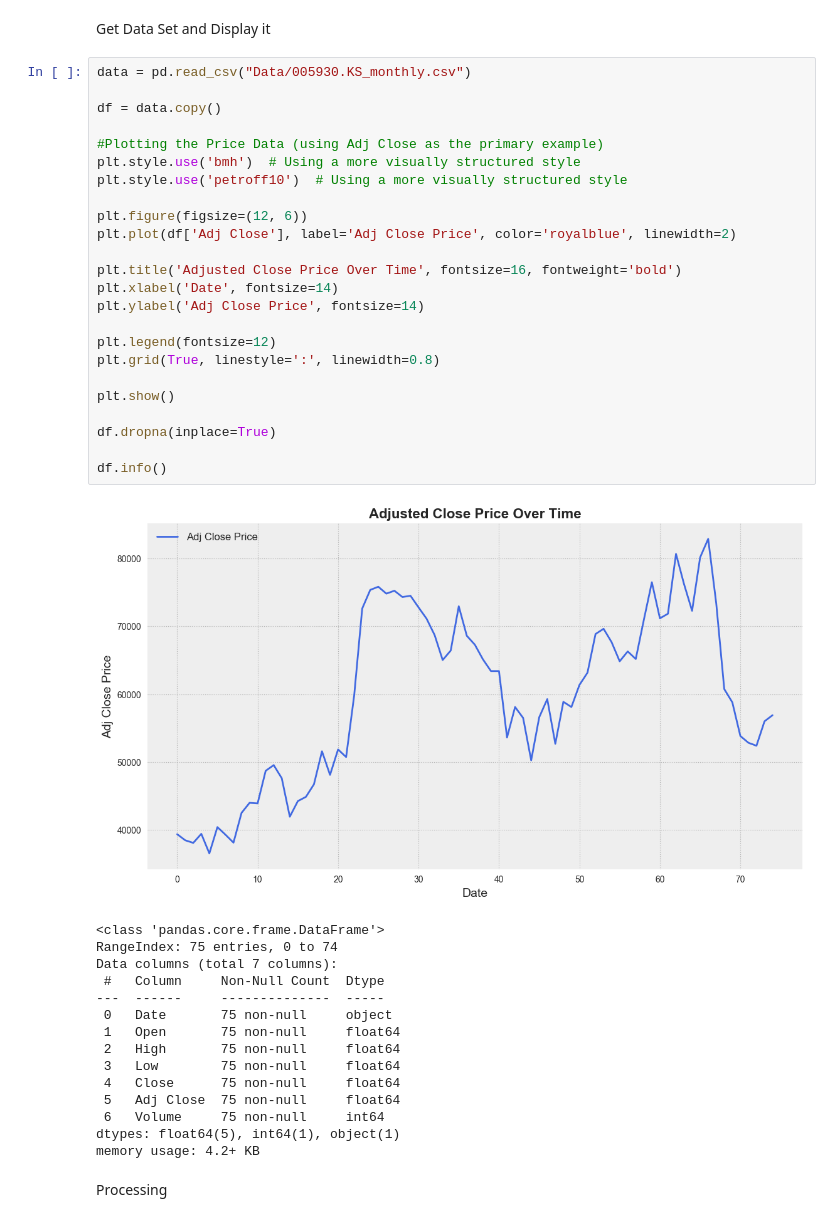
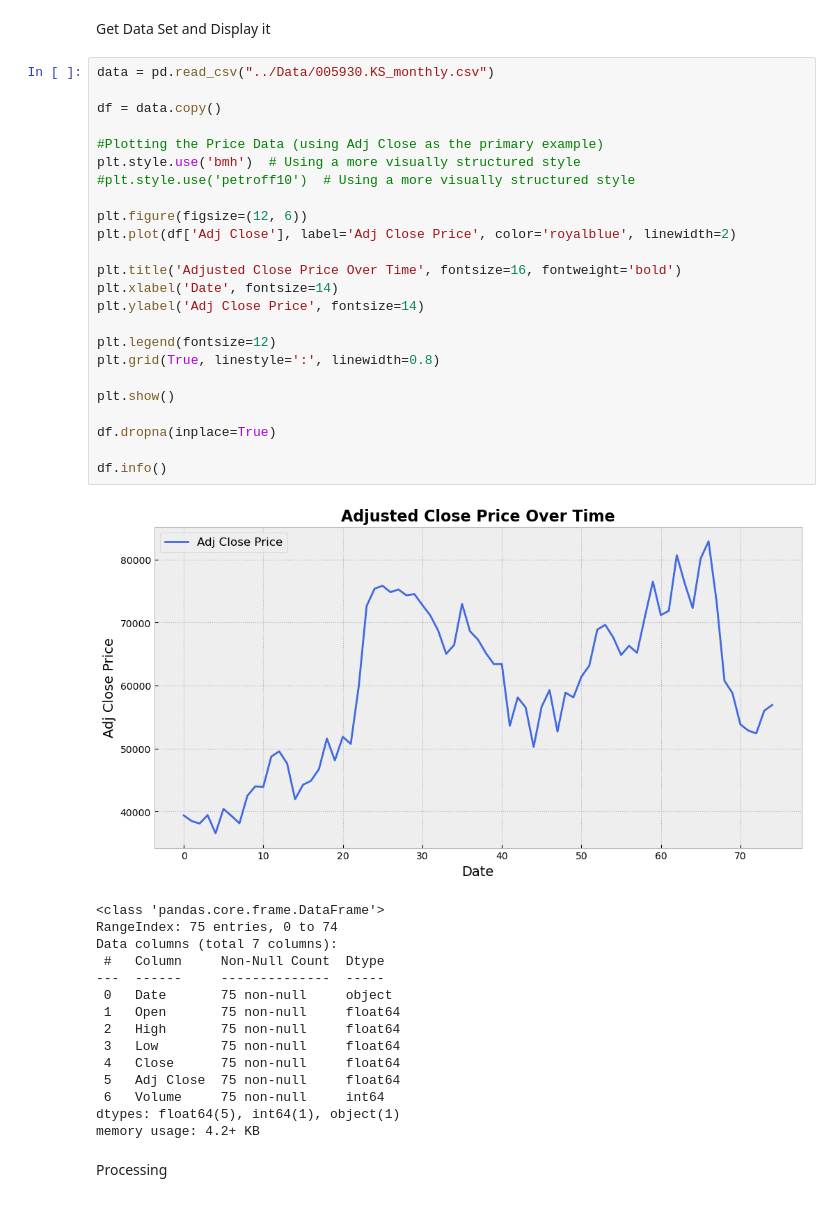
Before and after one commit to CharlSmuts/MLG382_CYO_Project, a Jupyter notebook: NN Models/Model_2_Monthly.ipynb, the cells around one changed output. Drawn from its saved outputs; the diff is of its cells as text.

```diff
--- a/NN Models/Model_2_Monthly.ipynb
+++ b/NN Models/Model_2_Monthly.ipynb
@@ -17,31 +17,31 @@ print(plt.style.available)
 # %% [markdown]
 Get Data Set and Display it
 # %%
-data = pd.read_csv("Data/005930.KS_monthly.csv")
+data = pd.read_csv("../Data/005930.KS_monthly.csv")
 
 df = data.copy()
 
 #Plotting the Price Data (using Adj Close as the primary example)
 plt.style.use('bmh')  # Using a more visually structured style
-plt.style.use('petroff10')  # Using a more visually structured style
+#plt.style.use('petroff10')  # Using a more visually structured style
 
 plt.figure(figsize=(12, 6))
 plt.plot(df['Adj Close'], label='Adj Close Price', color='royalblue', linewidth=2)
 
 plt.title('Adjusted Close Price Over Time', fontsize=16, fontweight='bold')
 plt.xlabel('Date', fontsize=14)
 plt.ylabel('Adj Close Price', fontsize=14)
 
 plt.legend(fontsize=12)
 plt.grid(True, linestyle=':', linewidth=0.8)
 
 plt.show()
 
 df.dropna(inplace=True)
 
 df.info()
 # %% [output]
-[figure, old version]
+[figure, new version]
 <class 'pandas.core.frame.DataFrame'>
 RangeIndex: 75 entries, 0 to 74
 Data columns (total 7 columns):
```
Also changed, not shown: parts of 4 cells of this notebook, 11 other files.
